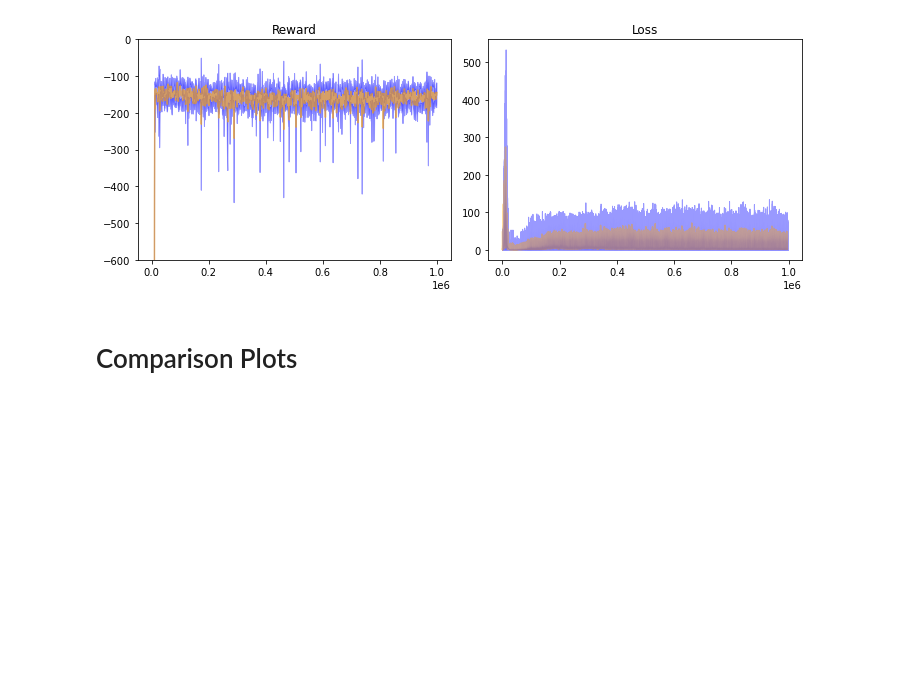
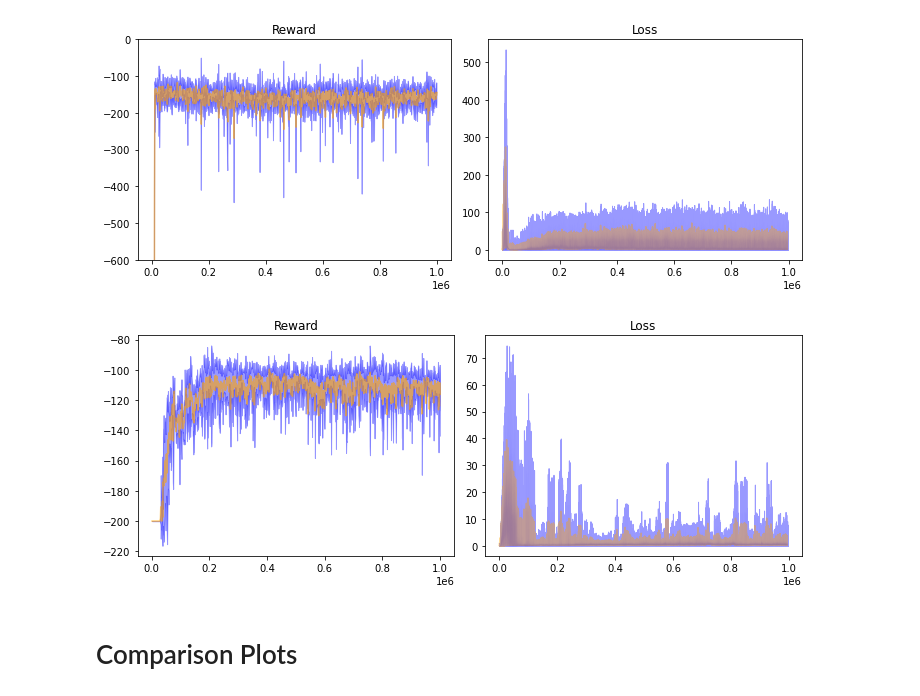
Before and after one commit to riccardodv/MirrorRL, a Jupyter notebook: analyse.ipynb, the cells around one changed output. Saved outputs shown, nothing was run; the diff lists cells and outputs as text; code cells hidden in the pictures; blank space fills up the shorter version.

```diff
--- a/analyse.ipynb
+++ b/analyse.ipynb
@@ -406,6 +426,12 @@ plot_rlberry_exp_dqn(path, limy=True)
 plt.savefig("./Figures/dqn_pendulum_"+path.replace("/","_")+".pdf", format='pdf')
 # %% [output]
 [figure]
+# %%
+path = "results/solving_mountaincar/dqn_mountaincar/1/manager_data"
+plot_rlberry_exp_dqn(path)
+plt.savefig("./Figures/dqn_mountaincar_"+path.replace("/","_")+".pdf", format='pdf')
+# %% [output]
+[figure, added]
 # %% [markdown]
 # Comparison Plots
 # %%
```
Also changed, not shown: parts of 8 cells of this notebook, 1 other file.
